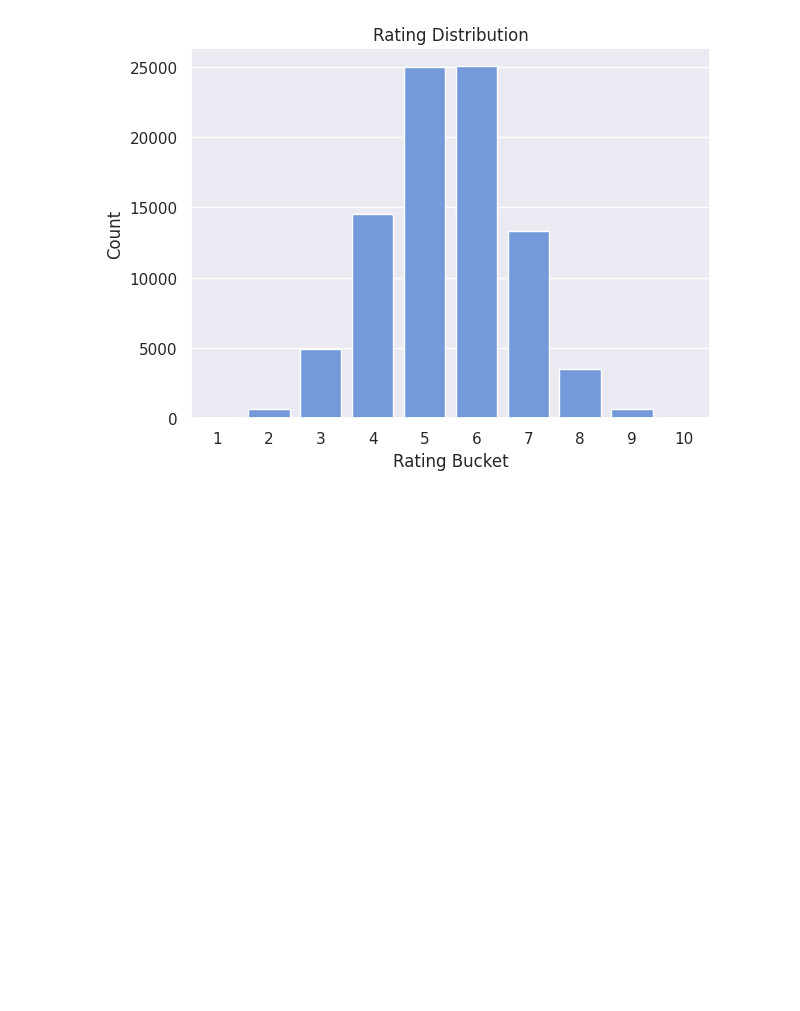
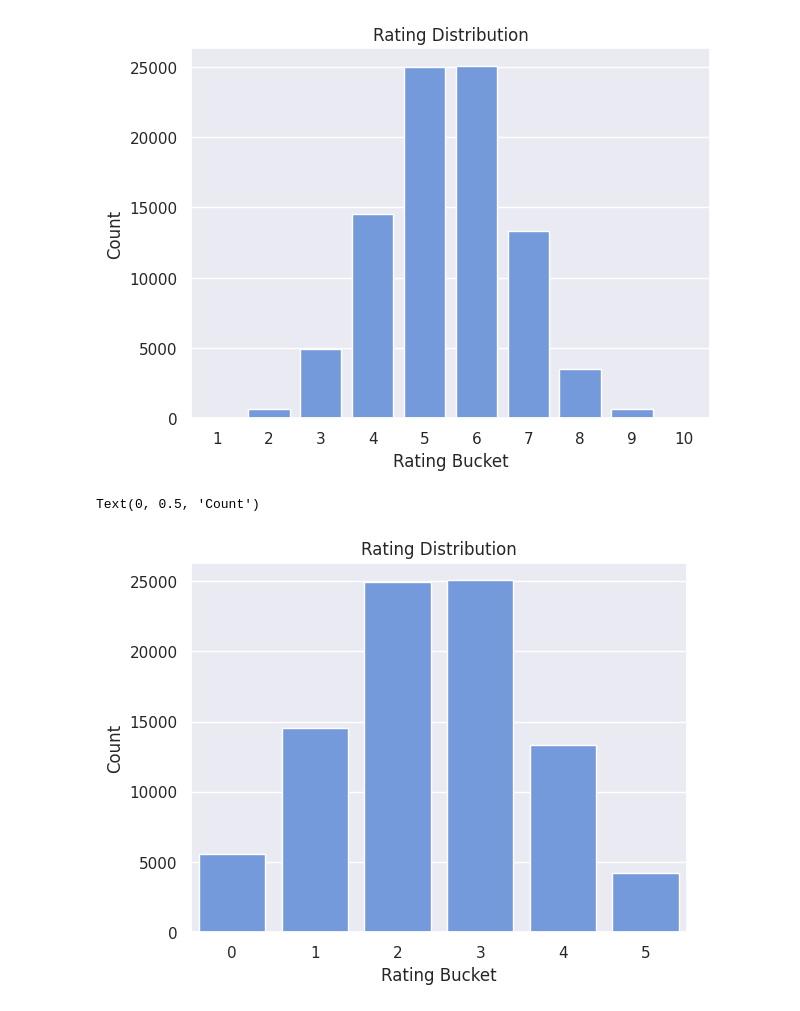
Before and after one commit to sdchen6/SSLM-Project, a Jupyter notebook: chess_eda.ipynb, the cells around one changed output. Drawn from its saved outputs; the diff is of its cells as text; code cells hidden in the pictures; blank space fills up the shorter version.

Commit message:
Changed bucket sizes

```diff
--- a/chess_eda.ipynb
+++ b/chess_eda.ipynb
@@ -21,3 +23,20 @@ from matplotlib import pyplot as plt
+# %%
+def rating_to_bracket(rating):
+  if rating < 1300:
+    return 0
+  elif rating >= 1300 and rating < 1500:
+    return 1
+  elif rating >= 1500 and rating < 1700:
+    return 2
+  elif rating >= 1700 and rating < 1900:
+    return 3
+  elif rating >= 1900 and rating < 2100:
+    return 4
+  elif rating >= 2100:
+    return 5
+# %%
+chess_data = pd.read_csv(csv_path)
+chess_data["Bucket"] = chess_data["Elo"].map(lambda elo: rating_to_bracket(elo))
 # %% [markdown]
 ### Read To DataFrame
 # %%
@@ -48,3 +62,12 @@ plt.ylabel("Count")
 # %% [output]
 Text(0, 0.5, 'Count')
 [figure]
+# %%
+sns.set_theme(style="darkgrid")
+ax = sns.countplot(x=chess_data["Bucket"], color="cornflowerblue")
+plt.title("Rating Distribution")
+plt.xlabel("Rating Bucket")
+plt.ylabel("Count")
+# %% [output]
+Text(0, 0.5, 'Count')
+[figure, added]
```
Also changed, not shown: parts of 4 cells of this notebook.
